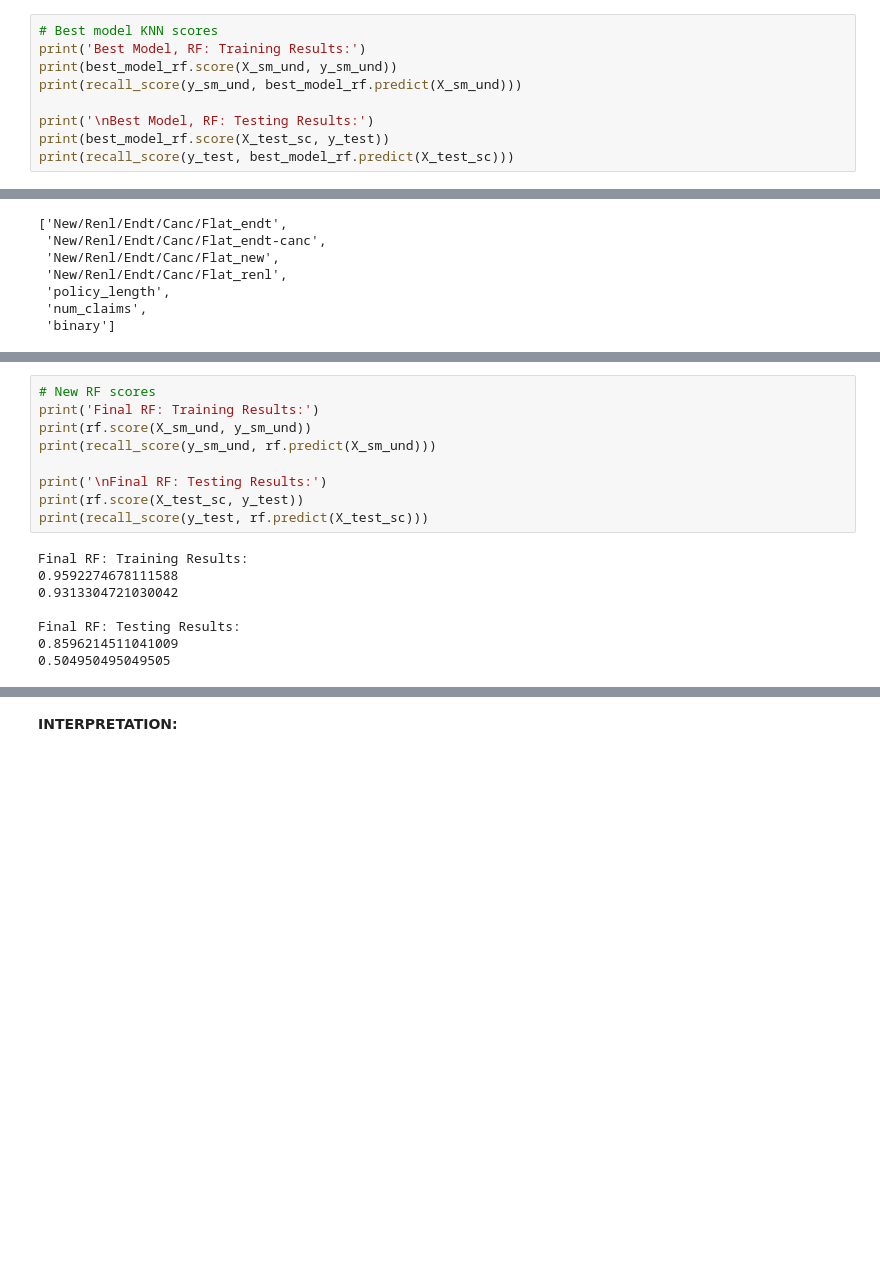
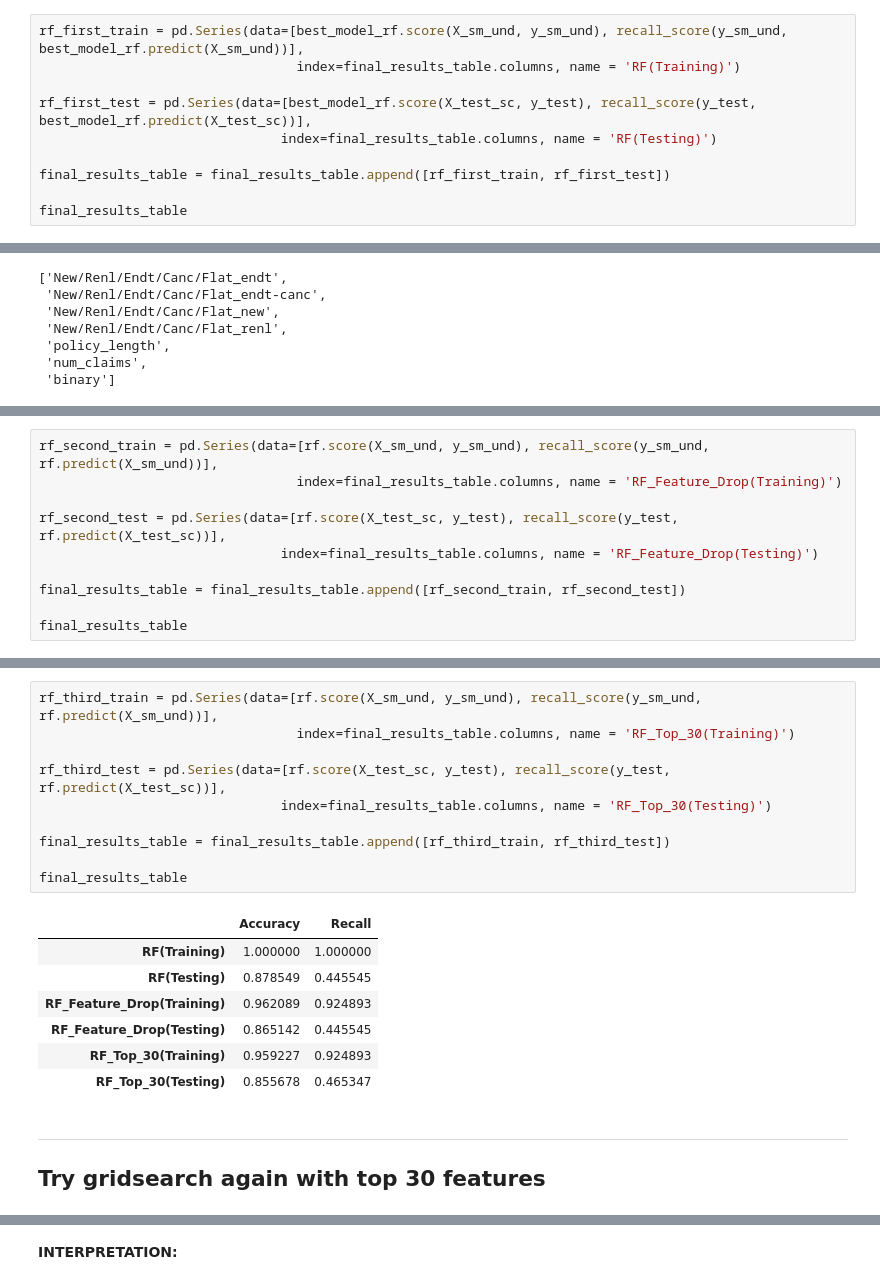
Before and after one commit to carlysharma/yacht_insurance, a Jupyter notebook: code/03_Modeling_and_Results.ipynb, the cells around one changed output, grey strips where cells are left out. Drawn from its saved outputs; the diff is of its cells as text; blank space fills up the shorter version.

```diff
--- a/code/03_Modeling_and_Results.ipynb
+++ b/code/03_Modeling_and_Results.ipynb
@@ -938,12 +936,13 @@ best_model_rf = RandomForestClassifier(max_depth=None, n_estimators=50,random_st
 best_model_rf.fit(X_sm_und, y_sm_und)
 bm_rf_pred = best_model_rf.predict(X_test_sc)
 # %%
-# Best model KNN scores
-print('Best Model, RF: Training Results:')
-print(best_model_rf.score(X_sm_und, y_sm_und))
-print(recall_score(y_sm_und, best_model_rf.predict(X_sm_und)))
+rf_first_train = pd.Series(data=[best_model_rf.score(X_sm_und, y_sm_und), recall_score(y_sm_und, best_model_rf.predict(X_sm_und))],
+                                 index=final_results_table.columns, name = 'RF(Training)')
 
-print('\nBest Model, RF: Testing Results:')
-print(best_model_rf.score(X_test_sc, y_test))
-print(recall_score(y_test, best_model_rf.predict(X_test_sc)))
+rf_first_test = pd.Series(data=[best_model_rf.score(X_test_sc, y_test), recall_score(y_test, best_model_rf.predict(X_test_sc))],
+                               index=final_results_table.columns, name = 'RF(Testing)')
+
+final_results_table = final_results_table.append([rf_first_train, rf_first_test])
+
+final_results_table
 # %% [output]
@@ -1045,0 +1012,10 @@ Best Model, RF: Testing Results:
+# %%
+rf_second_train = pd.Series(data=[rf.score(X_sm_und, y_sm_und), recall_score(y_sm_und, rf.predict(X_sm_und))],
+                                 index=final_results_table.columns, name = 'RF_Feature_Drop(Training)')
+
+rf_second_test = pd.Series(data=[rf.score(X_test_sc, y_test), recall_score(y_test, rf.predict(X_test_sc))],
+                               index=final_results_table.columns, name = 'RF_Feature_Drop(Testing)')
+
+final_results_table = final_results_table.append([rf_second_train, rf_second_test])
+
+final_results_table
@@ -1118,19 +1092,23 @@ rf = RandomForestClassifier(max_depth=None, n_estimators=50,random_state=42)
 rf.fit(X_sm_und, y_sm_und)
 rf_pred = rf.predict(X_test_sc)
 # %%
-# New RF scores
-print('Final RF: Training Results:')
-print(rf.score(X_sm_und, y_sm_und))
-print(recall_score(y_sm_und, rf.predict(X_sm_und)))
+rf_third_train = pd.Series(data=[rf.score(X_sm_und, y_sm_und), recall_score(y_sm_und, rf.predict(X_sm_und))],
+                                 index=final_results_table.columns, name = 'RF_Top_30(Training)')
 
-print('\nFinal RF: Testing Results:')
-print(rf.score(X_test_sc, y_test))
-print(recall_score(y_test, rf.predict(X_test_sc)))
+rf_third_test = pd.Series(data=[rf.score(X_test_sc, y_test), recall_score(y_test, rf.predict(X_test_sc))],
+                               index=final_results_table.columns, name = 'RF_Top_30(Testing)')
+
+final_results_table = final_results_table.append([rf_third_train, rf_third_test])
+
+final_results_table
 # %% [output]
-Final RF: Training Results:
-0.9592274678111588
-0.9313304721030042
-
-Final RF: Testing Results:
-0.8596214511041009
-0.504950495049505
+|  | Accuracy | Recall |
+| RF(Training) | 1.000000 | 1.000000 |
+| RF(Testing) | 0.878549 | 0.445545 |
+| RF_Feature_Drop(Training) | 0.962089 | 0.924893 |
+| RF_Feature_Drop(Testing) | 0.865142 | 0.445545 |
+| RF_Top_30(Training) | 0.959227 | 0.924893 |
+| RF_Top_30(Testing) | 0.855678 | 0.465347 |
+# %% [markdown]
+---
+## Try gridsearch again with top 30 features
```
Also changed, not shown: parts of 24 cells of this notebook, 1 other file.
